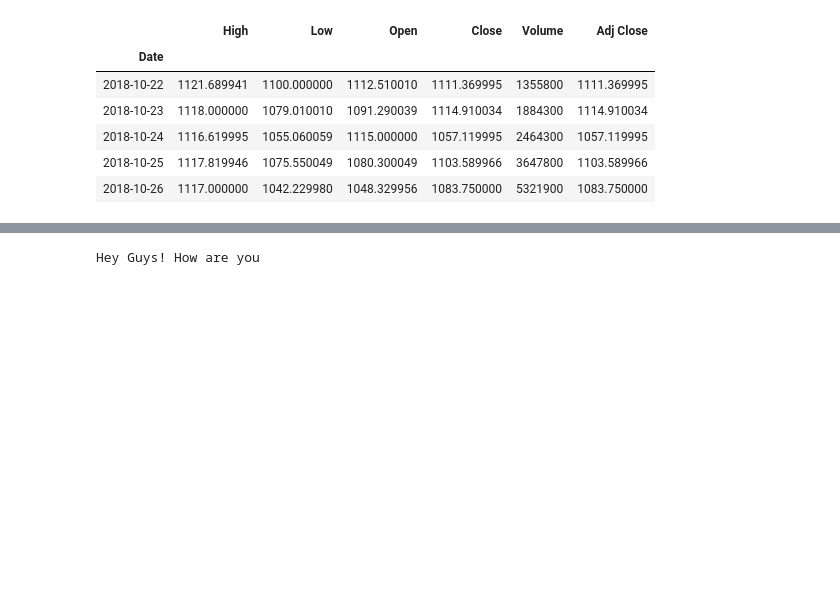
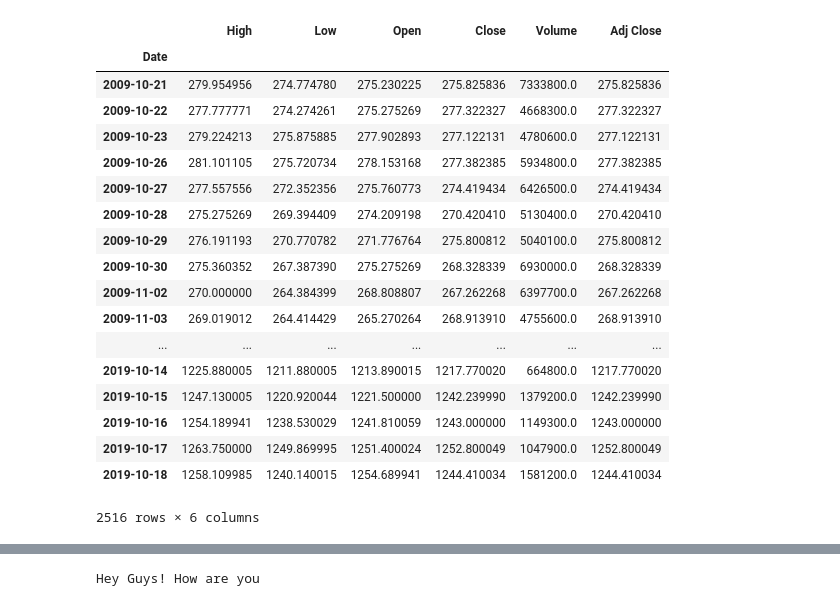
Before and after one commit to aditya0697/Stock_Market_Analysis_and_Prediction, a Jupyter notebook: Stock_Market_Analysis_and_Prediction.ipynb, the cells around one changed output, grey strips where cells are left out. Cells and saved outputs as stored; diff of their text form; code cells hidden in the pictures; blank space fills up the shorter version.

```diff
--- a/Stock_Market_Analysis_and_Prediction.ipynb
+++ b/Stock_Market_Analysis_and_Prediction.ipynb
@@ -34,13 +37,25 @@ for stock in tech_list:
 # %%
-GOOGL.head()
+GOOGL
 # %% [output]
 |  | High | Low | Open | Close | Volume | Adj Close |
 | Date |  |  |  |  |  |  |
-| 2018-10-22 | 1121.689941 | 1100.000000 | 1112.510010 | 1111.369995 | 1355800 | 1111.369995 |
-| 2018-10-23 | 1118.000000 | 1079.010010 | 1091.290039 | 1114.910034 | 1884300 | 1114.910034 |
-| 2018-10-24 | 1116.619995 | 1055.060059 | 1115.000000 | 1057.119995 | 2464300 | 1057.119995 |
-| 2018-10-25 | 1117.819946 | 1075.550049 | 1080.300049 | 1103.589966 | 3647800 | 1103.589966 |
-| 2018-10-26 | 1117.000000 | 1042.229980 | 1048.329956 | 1083.750000 | 5321900 | 1083.750000 |
+| 2009-10-21 | 279.954956 | 274.774780 | 275.230225 | 275.825836 | 7333800.0 | 275.825836 |
+| 2009-10-22 | 277.777771 | 274.274261 | 275.275269 | 277.322327 | 4668300.0 | 277.322327 |
+| 2009-10-23 | 279.224213 | 275.875885 | 277.902893 | 277.122131 | 4780600.0 | 277.122131 |
+| 2009-10-26 | 281.101105 | 275.720734 | 278.153168 | 277.382385 | 5934800.0 | 277.382385 |
+| 2009-10-27 | 277.557556 | 272.352356 | 275.760773 | 274.419434 | 6426500.0 | 274.419434 |
+| 2009-10-28 | 275.275269 | 269.394409 | 274.209198 | 270.420410 | 5130400.0 | 270.420410 |
+| 2009-10-29 | 276.191193 | 270.770782 | 271.776764 | 275.800812 | 5040100.0 | 275.800812 |
+| 2009-10-30 | 275.360352 | 267.387390 | 275.275269 | 268.328339 | 6930000.0 | 268.328339 |
+| 2009-11-02 | 270.000000 | 264.384399 | 268.808807 | 267.262268 | 6397700.0 | 267.262268 |
+| 2009-11-03 | 269.019012 | 264.414429 | 265.270264 | 268.913910 | 4755600.0 | 268.913910 |
+| ... | ... | ... | ... | ... | ... | ... |
+| 2019-10-14 | 1225.880005 | 1211.880005 | 1213.890015 | 1217.770020 | 664800.0 | 1217.770020 |
+| 2019-10-15 | 1247.130005 | 1220.920044 | 1221.500000 | 1242.239990 | 1379200.0 | 1242.239990 |
+| 2019-10-16 | 1254.189941 | 1238.530029 | 1241.810059 | 1243.000000 | 1149300.0 | 1243.000000 |
+| 2019-10-17 | 1263.750000 | 1249.869995 | 1251.400024 | 1252.800049 | 1047900.0 | 1252.800049 |
+| 2019-10-18 | 1258.109985 | 1240.140015 | 1254.689941 | 1244.410034 | 1581200.0 | 1244.410034 |
+2516 rows × 6 columns
 # %%
 GOOGL.describe()
 # %% [output]
```
Also changed, not shown: parts of 12 cells of this notebook.
